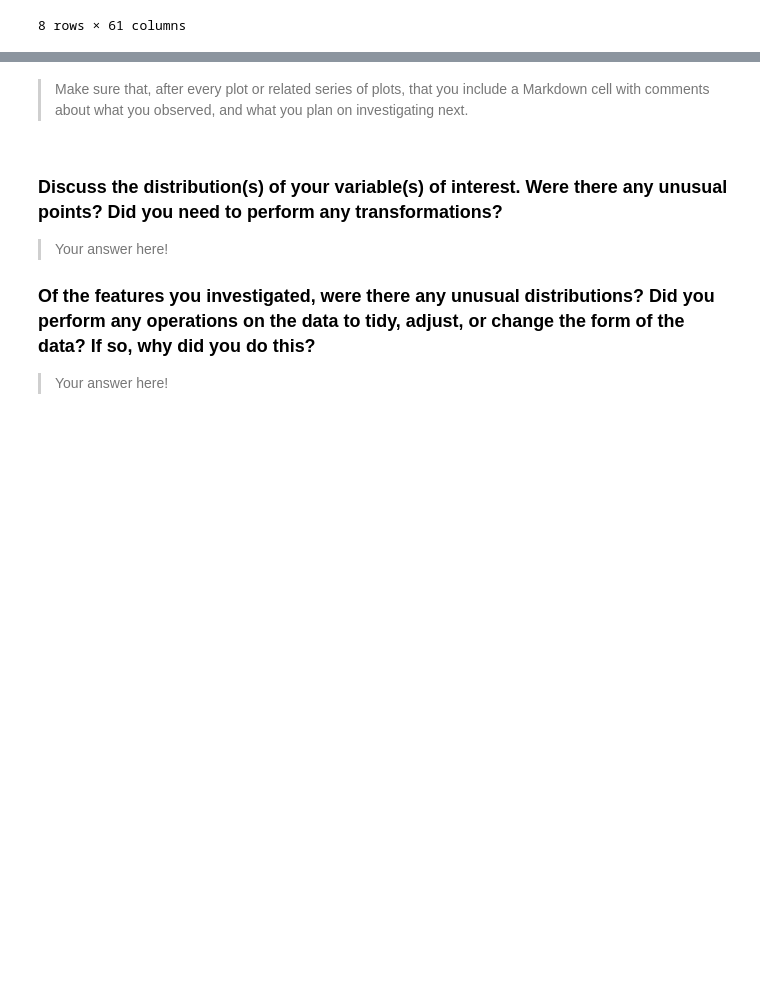
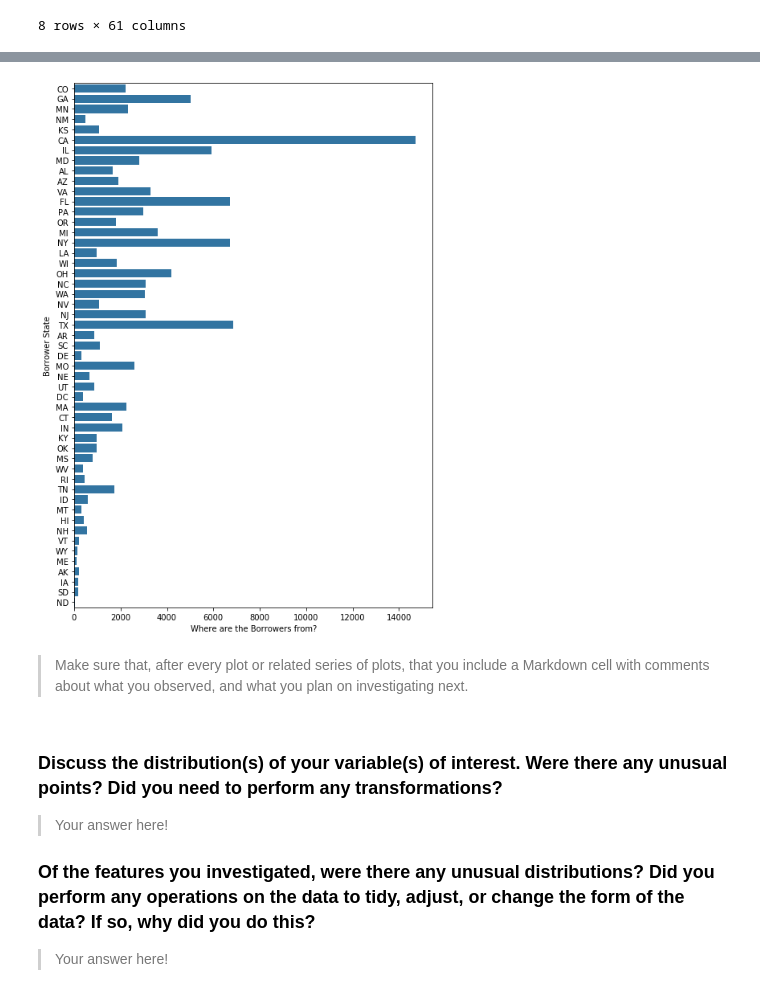
Before and after one commit to RosvitaR/Visualisation-Practice, a Jupyter notebook: exploration_template.ipynb, the cells around one changed output, grey strips where cells are left out. Drawn from its saved outputs; the diff is of its cells as text; code cells hidden in the pictures; blank space fills up the shorter version.

```diff
--- a/exploration_template.ipynb
+++ b/exploration_template.ipynb
@@ -160,3 +183,11 @@ and prepare yourself to look at relationships between variables.
+# %%
+plt.figure(figsize = [8, 12])
+base_colour = sb.color_palette()[0]
+sb.countplot(data = loans, y = 'BorrowerState', color = base_colour)
+plt.ylabel('Borrower State')
+plt.xlabel('Where are the Borrowers from?');
+# %% [output]
+[figure, added]
 # %% [markdown]
 > Make sure that, after every plot or related series of plots, that you
 include a Markdown cell with comments about what you observed, and what
```
Also changed, not shown: parts of 11 cells of this notebook.
